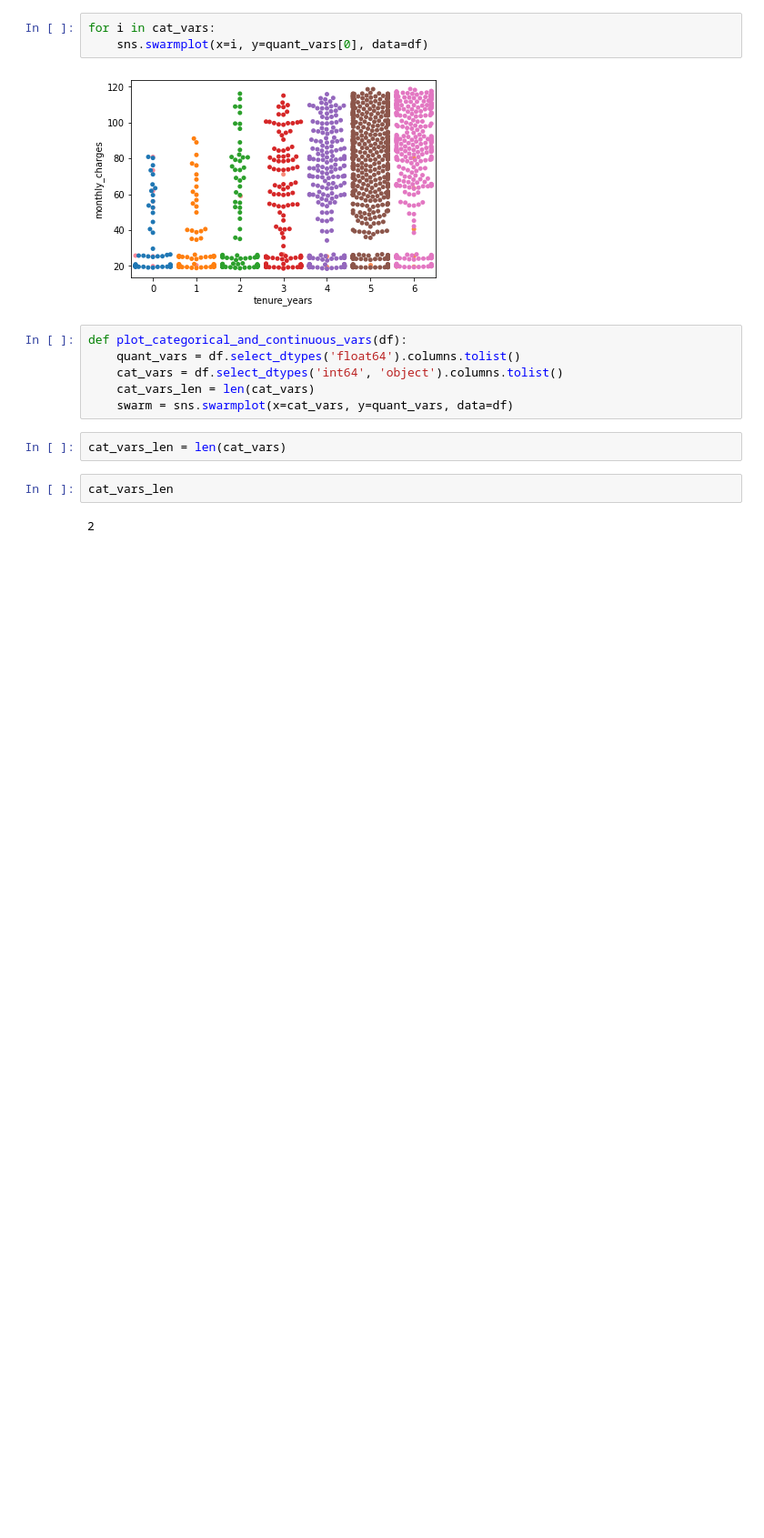
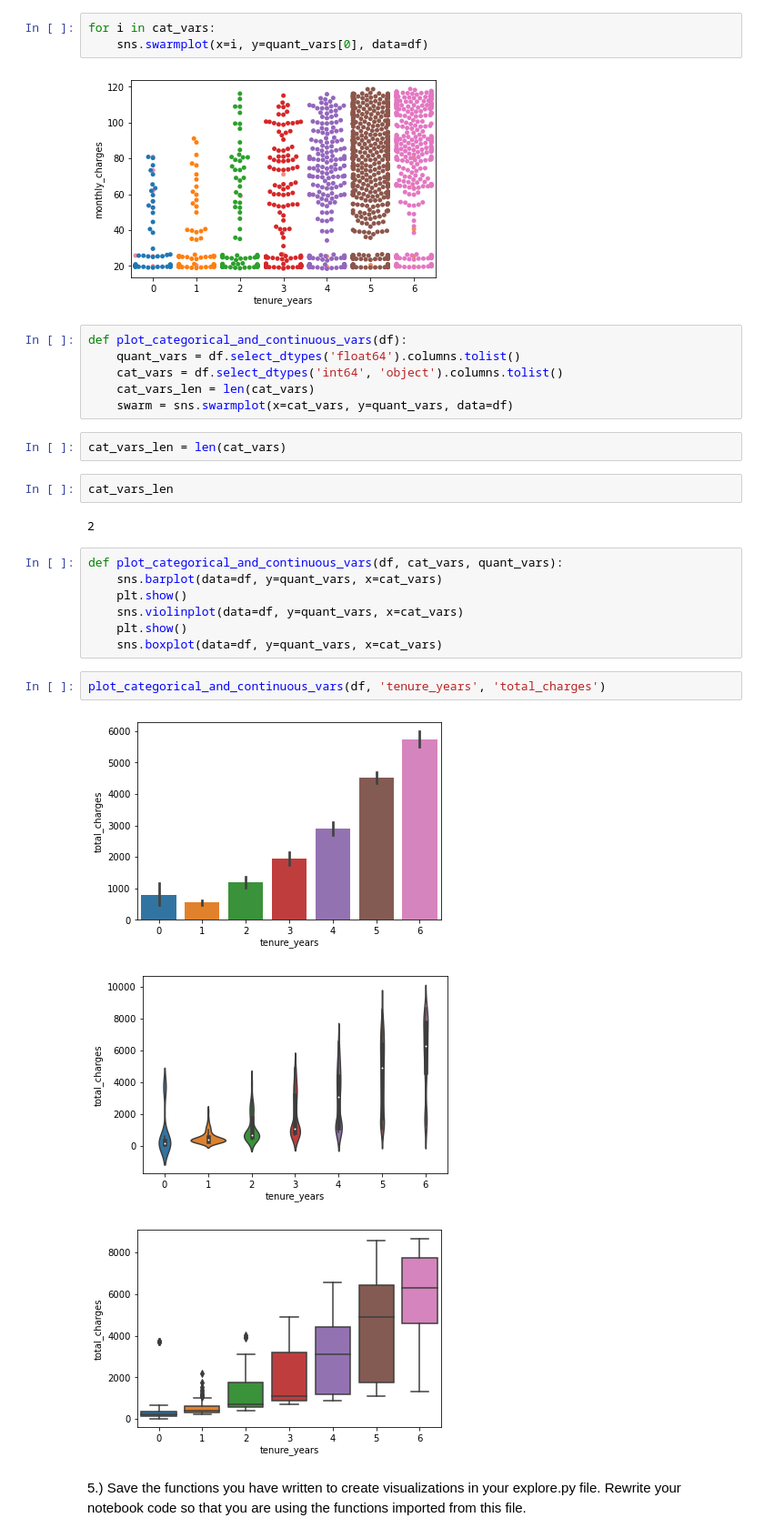
Before and after one commit to chriseverts/regression-exercises-, a Jupyter notebook: explore.ipynb, the cells around one changed output. Shown at 91% size. Saved outputs shown, nothing was run; the diff lists cells and outputs as text; blank space fills up the shorter version.

```diff
--- a/explore.ipynb
+++ b/explore.ipynb
@@ -162,3 +162,18 @@ cat_vars_len = len(cat_vars)
 cat_vars_len
 # %% [output]
 2
+# %%
+def plot_categorical_and_continuous_vars(df, cat_vars, quant_vars):
+    sns.barplot(data=df, y=quant_vars, x=cat_vars)
+    plt.show()
+    sns.violinplot(data=df, y=quant_vars, x=cat_vars)
+    plt.show()
+    sns.boxplot(data=df, y=quant_vars, x=cat_vars)
+# %%
+plot_categorical_and_continuous_vars(df, 'tenure_years', 'total_charges')
+# %% [output]
+[figure, added]
+[figure, added]
+[figure, added]
+# %% [markdown]
+5.) Save the functions you have written to create visualizations in your explore.py file. Rewrite your notebook code so that you are using the functions imported from this file.
```
Also changed, not shown: 1 other file.
